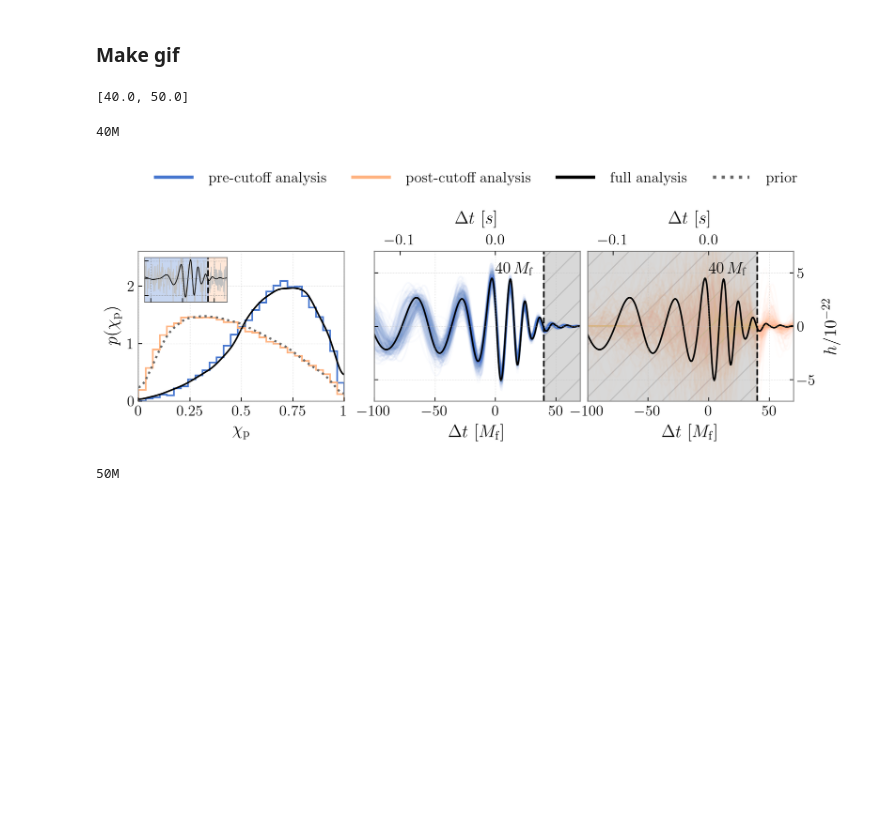
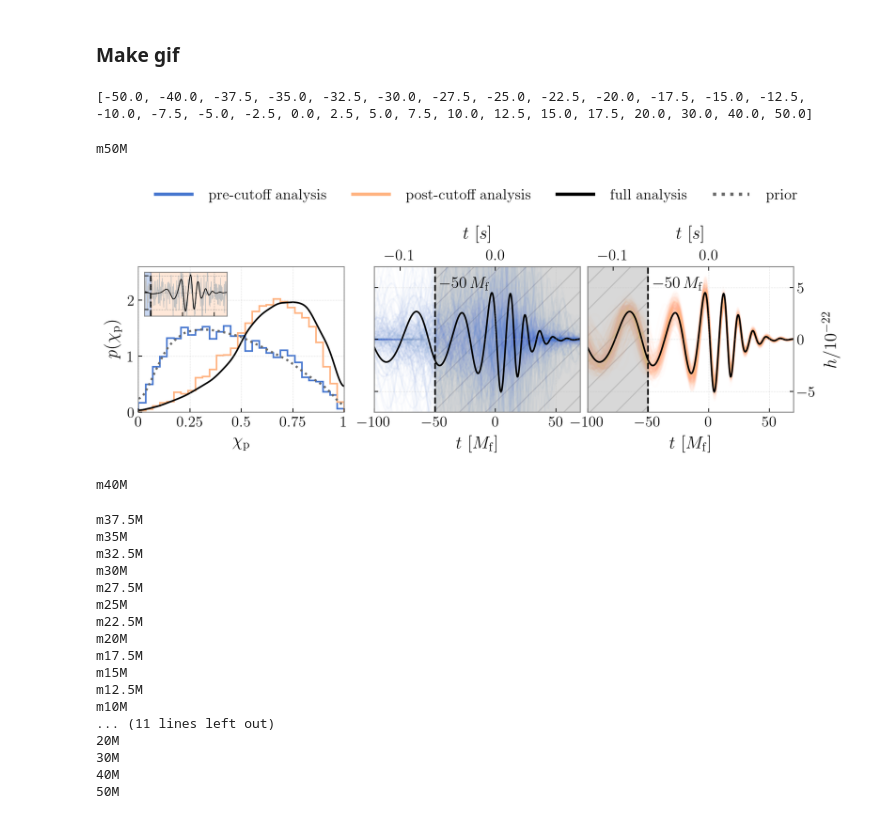
Before and after one commit to simonajmiller/gw190521-timedomain-release, a Jupyter notebook: gifs/gif_01.ipynb, the cells around one changed output. Cells and saved outputs as stored; diff of their text form; code cells hidden in the pictures; blank space fills up the shorter version.

Commit message:
changed delta t -> t in labels

```diff
--- a/gifs/gif_01.ipynb
+++ b/gifs/gif_01.ipynb
@@ -114,25 +116,24 @@ reconstruction_times_M = (reconstruction_dict['time samples']- t0_0M_dict['L1'])
 L1_times_M = (time_dict_data['L1'] - t0_0M_dict['L1'])/dt_1M
 # %% [markdown]
 ### Make gif
-# %%
-# Plot all times
-#tc_to_plot = tcutoffs
-tc_to_plot = ['40M', '50M']
-n_to_plot = len(tc_to_plot)
-
-# Cast strings to floats
-tc_floats = []
-for tc_str in tc_to_plot:
-    if tc_str[0]=='m':
-        tc_str_trimmed = tc_str[1:-1]
-    else:
-        tc_str_trimmed = tc_str[0:-1]
-    tc_float = -1*float(tc_str_trimmed) if tc_str[0]=='m' else float(tc_str_trimmed)
-    tc_floats.append(tc_float)
-
-print(tc_floats)
-# %% [output]
-[40.0, 50.0]
+# %%
+# Plot all times
+tc_to_plot = tcutoffs
+n_to_plot = len(tc_to_plot)
+
+# Cast strings to floats
+tc_floats = []
+for tc_str in tc_to_plot:
+    if tc_str[0]=='m':
+        tc_str_trimmed = tc_str[1:-1]
+    else:
+        tc_str_trimmed = tc_str[0:-1]
+    tc_float = -1*float(tc_str_trimmed) if tc_str[0]=='m' else float(tc_str_trimmed)
+    tc_floats.append(tc_float)
+
+print(tc_floats)
+# %% [output]
+[-50.0, -40.0, -37.5, -35.0, -32.5, -30.0, -27.5, -25.0, -22.5, -20.0, -17.5, -15.0, -12.5, -10.0, -7.5, -5.0, -2.5, 0.0, 2.5, 5.0, 7.5, 10.0, 12.5, 15.0, 17.5, 20.0, 30.0, 40.0, 50.0]
 # %%
 # Cycle through times
 for j,tc in enumerate(tc_floats):
@@ -157,7 +158,7 @@ for j,tc in enumerate(tc_floats):
 
         top_ax = axes[k].twiny()
         top_ax.plot(L1_times_M*dt_1M, L1_LVC_strain/(1e-22), color='k', alpha=0, zorder=3)
-        top_ax.set_xlabel(r'$\Delta t~[s] $', fontsize=16, labelpad=10)
+        top_ax.set_xlabel(r'$t~[s] $', fontsize=16, labelpad=10)
         top_ax.set_xlim(x_lims[0]*dt_1M, x_lims[1]*dt_1M)
         top_ax.grid(visible=False)
 
@@ -166,7 +167,7 @@ for j,tc in enumerate(tc_floats):
         axes[k].plot(reconstruction_times_M, L1_maxP_strain/(1e-22), color='k')
         axes[k].axvline(tc, ls='--', color='k', zorder=4)
 
-        axes[k].set_xlabel(r'$\Delta t~[M_\mathrm{f}]$', fontsize=16)
+        axes[k].set_xlabel(r'$t~[M_\mathrm{f}]$', fontsize=16)
 
         # Plot reconstructions before/after the cutoff
         n_reconstruction_to_plot = 300
@@ -197,7 +198,7 @@ for j,tc in enumerate(tc_floats):
         axes[k].set_xlim(*x_lims)
         axes[k].set_ylim(-7, 7)
         if tc==40.0 or tc==50.0:
-            txt_loc = tc-3
+            txt_loc = tc-37
         else:
             txt_loc = tc+4
         axes[k].text(txt_loc, 5, f'${lbl}$', color='k', fontsize=15, zorder=5)
@@ -264,36 +265,53 @@ for j,tc in enumerate(tc_floats):
     axin.set_ylim(-3.5, 3)
     axin.set_xticklabels([])
     axin.set_yticklabels([])
 
     for ax in axes:
         x0, y0, x1, y1 = ax.get_position().bounds
         ax.set_position([x0, y0, x1, y1+0.05/n_to_plot])
 
     # Legend
     handles = [
         Line2D([], [], color=cp[0], label='pre-cutoff analysis'),
         Line2D([], [], color=cp2[1], label='post-cutoff analysis'),
         Line2D([], [], color='k', label='full analysis'),
         Line2D([], [], **prior_kws, label='prior')
     ]
     leg = axes[2].legend(
         handles=handles,
         bbox_to_anchor=(-2.15, 1.4, 3.2, .102), loc='lower left', ncols=4,
         mode="expand", borderaxespad=0., frameon=False, fontsize=14, handlelength=3
     )
     for i, h in enumerate(handles):
         leg.get_lines()[i].set_linewidth(3)
 
     plt.savefig(f'for_gif_01/frame_{tc_str}.png',bbox_inches='tight',dpi=200)
 
     if j==0:
         plt.show()
     else:
         plt.close()
 # %% [output]
-40M
+m50M
-[figure, old version]
+[figure, new version]
-50M
+m40M
+m37.5M
+m35M
+m32.5M
+m30M
+m27.5M
+m25M
+m22.5M
+m20M
+m17.5M
+m15M
+m12.5M
+m10M
+... (11 lines left out)
+20M
+30M
+40M
+50M
 # %%
 # Assemble into a gif
 frames = []
```
Also changed, not shown: parts of 1 cell of this notebook, 19 other files.
